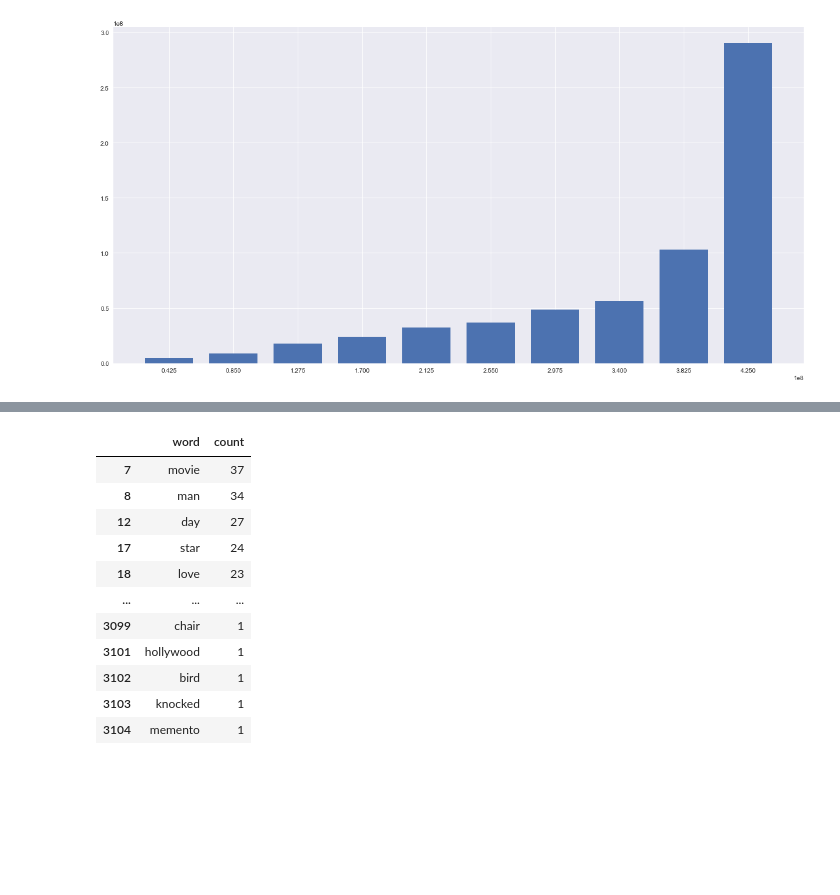
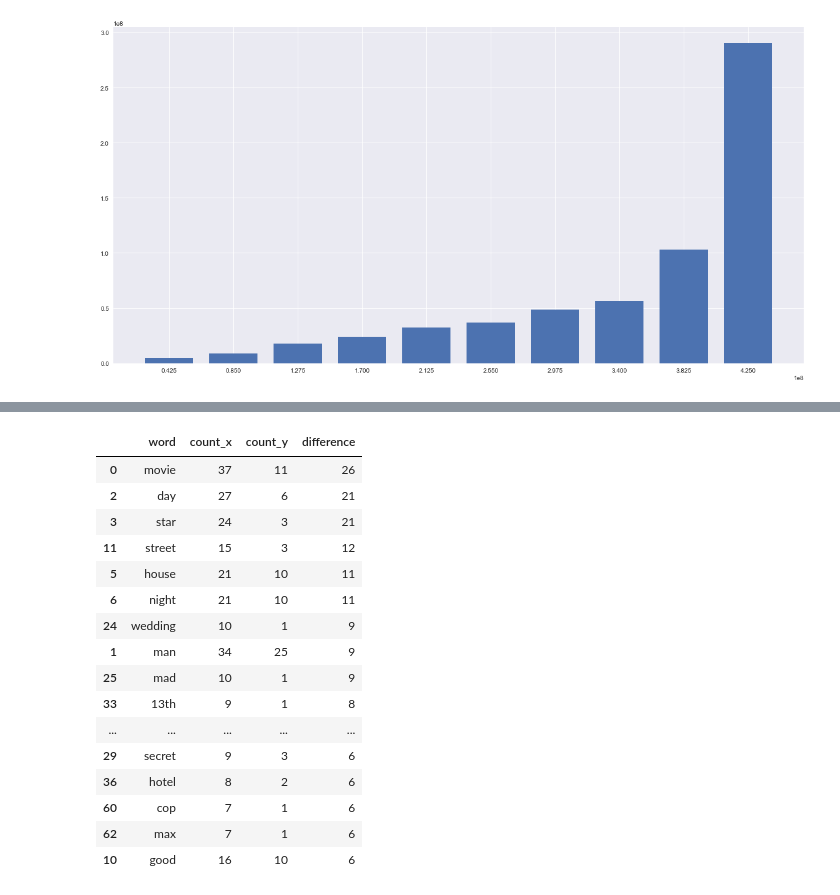
Before and after one commit to LindstromKyle/DSC-Flatiron-Project-1, a Jupyter notebook: Plotting.ipynb, the cells around one changed output, grey strips where cells are left out. Cells and saved outputs as stored; diff of their text form; code cells hidden in the pictures; blank space fills up the shorter version.

Commit message:
Added Notebook about movie titles and more budget stuff

```diff
--- a/Plotting.ipynb
+++ b/Plotting.ipynb
@@ -220,15 +237,41 @@ ax.set_xticks(profbar_x);
 # %%
-title_vs_gross = tn_movie_budgets.loc[tn_movie_budgets['ROI'] > 1][['movie']]
+#title_vs_gross = tn_movie_budgets.loc[tn_movie_budgets['ROI'] > 1][['movie']]
+
+title_vs_gross = pd.DataFrame(tn_movie_budgets[['movie','ROI']])
+
 
 title_vs_gross['movie'] = title_vs_gross['movie'].str.lower()
 
-title_vs_gross['movie'].replace([':','\.','\,',"'"], '', regex = True)
 
 title_vs_gross['movie'] = title_vs_gross['movie'].replace([':','\.','\,',"'"], '', regex = True)
 
 
 
-cleaned_titles = title_vs_gross['movie'].str.split(expand=True).stack().value_counts()
 
-cleaned_titles = cleaned_titles.reset_index()
+cleaned_titles_success = title_vs_gross.loc[title_vs_gross['ROI'] >= 1 ]
+
+cleaned_titles_fail = title_vs_gross.loc[title_vs_gross['ROI'] <= 0 ]
+
+
+
+
+
+
+words_success = cleaned_titles_success['movie'].str.split(expand=True).stack().value_counts()
+
+words_fail = cleaned_titles_fail['movie'].str.split(expand=True).stack().value_counts()
+
+
+
+
+
+
+words_success = words_success.reset_index()
+words_fail = words_fail.reset_index()
+
+words_success = words_success.rename(columns = {0:'count','index':'word'})
+words_fail = words_fail.rename(columns = {0:'count','index':'word'})
+
+
+
 
@@ -236,25 +279,36 @@ stopwords = ['the','and','of','a','to','in','2','3','on','&','with','ii','for','
 
-cleaned_titles = cleaned_titles[~cleaned_titles['index'].isin(stopwords)]
+words_success = words_success[~words_success['word'].isin(stopwords)]
+words_fail = words_fail[~words_fail['word'].isin(stopwords)]
 
-cleaned_titles = cleaned_titles.rename(columns = {0:'count','index':'word'})
 
-cleaned_titles_top = cleaned_titles.head(25)
 
-fig, ax = plt.subplots(figsize= (20,10))
 
-display(cleaned_titles)
+words_difference = words_success.merge(words_fail, on = 'word')
 
-ax.bar( cleaned_titles_top['word'],cleaned_titles_top['count'])
+
+
+
+words_difference['difference'] = words_difference['count_x'] - words_difference['count_y']
+
+
+display(words_difference.sort_values(by = 'difference', ascending = False).head(25))
+print(len(cleaned_titles_success))
+print(len(cleaned_titles_fail))
 # %% [output]
-|  | word | count |
-| 7 | movie | 37 |
-| 8 | man | 34 |
-| 12 | day | 27 |
-| 17 | star | 24 |
-| 18 | love | 23 |
-| ... | ... | ... |
-| 3099 | chair | 1 |
-| 3101 | hollywood | 1 |
-| 3102 | bird | 1 |
-| 3103 | knocked | 1 |
-| 3104 | memento | 1 |
+|  | word | count_x | count_y | difference |
+| 0 | movie | 37 | 11 | 26 |
+| 2 | day | 27 | 6 | 21 |
+| 3 | star | 24 | 3 | 21 |
+| 11 | street | 15 | 3 | 12 |
+| 5 | house | 21 | 10 | 11 |
+| 6 | night | 21 | 10 | 11 |
+| 24 | wedding | 10 | 1 | 9 |
+| 1 | man | 34 | 25 | 9 |
+| 25 | mad | 10 | 1 | 9 |
+| 33 | 13th | 9 | 1 | 8 |
+| ... | ... | ... | ... | ... |
+| 29 | secret | 9 | 3 | 6 |
+| 36 | hotel | 8 | 2 | 6 |
+| 60 | cop | 7 | 1 | 6 |
+| 62 | max | 7 | 1 | 6 |
+| 10 | good | 16 | 10 | 6 |
```
Also changed, not shown: parts of 7 cells of this notebook, 1 other file.
